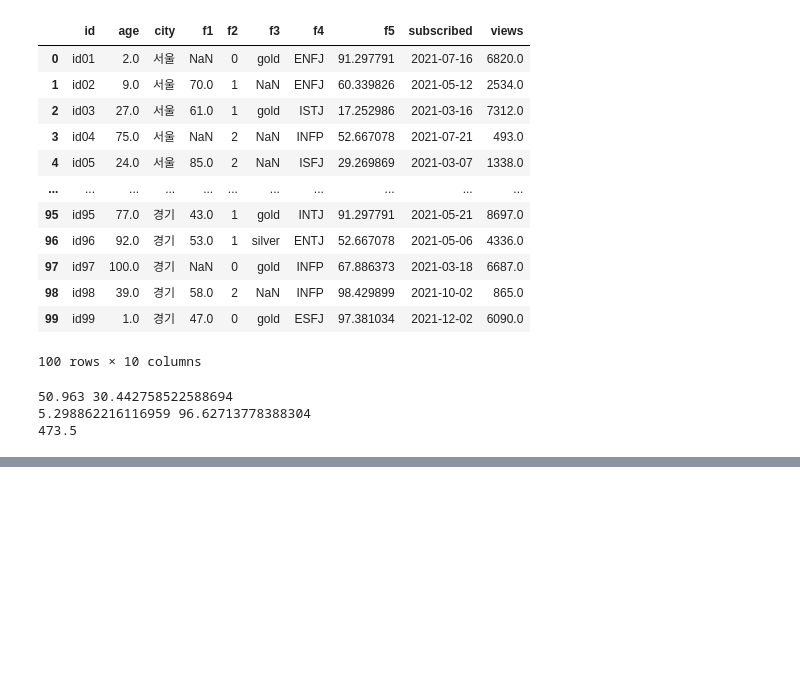
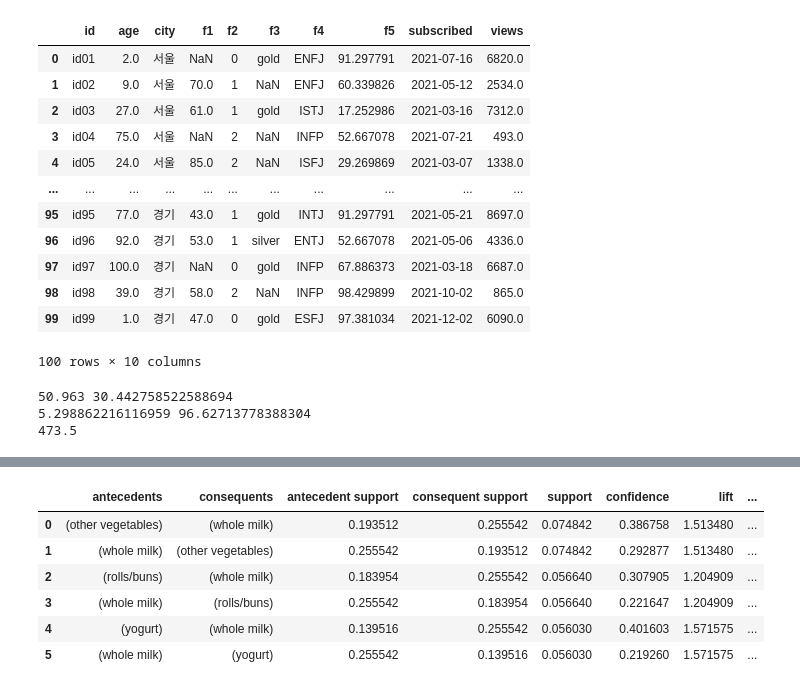
Before and after one commit to woojinhong03/school_2022_python, a Jupyter notebook: 데이터분석응용/데이터분석응용.ipynb, the cells around one changed output, grey strips where cells are left out. Drawn from its saved outputs; the diff is of its cells as text; code cells hidden in the pictures; blank space fills up the shorter version.

```diff
--- a/데이터분석응용/데이터분석응용.ipynb
+++ b/데이터분석응용/데이터분석응용.ipynb
@@ -1614,0 +1780,11 @@ print (members [(cond1) | (cond2)]['age'].sum())
+# %%
+from mlxtend.frequent_patterns import association_rules
+association_rules(groceries_ap, metric='lift', min_threshold=1)
+# %% [output]
+|  | antecedents | consequents | antecedent support | consequent support | support | confidence | lift | ... |
+| 0 | (other vegetables) | (whole milk) | 0.193512 | 0.255542 | 0.074842 | 0.386758 | 1.513480 | ... |
+| 1 | (whole milk) | (other vegetables) | 0.255542 | 0.193512 | 0.074842 | 0.292877 | 1.513480 | ... |
+| 2 | (rolls/buns) | (whole milk) | 0.183954 | 0.255542 | 0.056640 | 0.307905 | 1.204909 | ... |
+| 3 | (whole milk) | (rolls/buns) | 0.255542 | 0.183954 | 0.056640 | 0.221647 | 1.204909 | ... |
+| 4 | (yogurt) | (whole milk) | 0.139516 | 0.255542 | 0.056030 | 0.401603 | 1.571575 | ... |
+| 5 | (whole milk) | (yogurt) | 0.255542 | 0.139516 | 0.056030 | 0.219260 | 1.571575 | ... |
```
Also changed, not shown: parts of 15 cells of this notebook, 2 other files.
